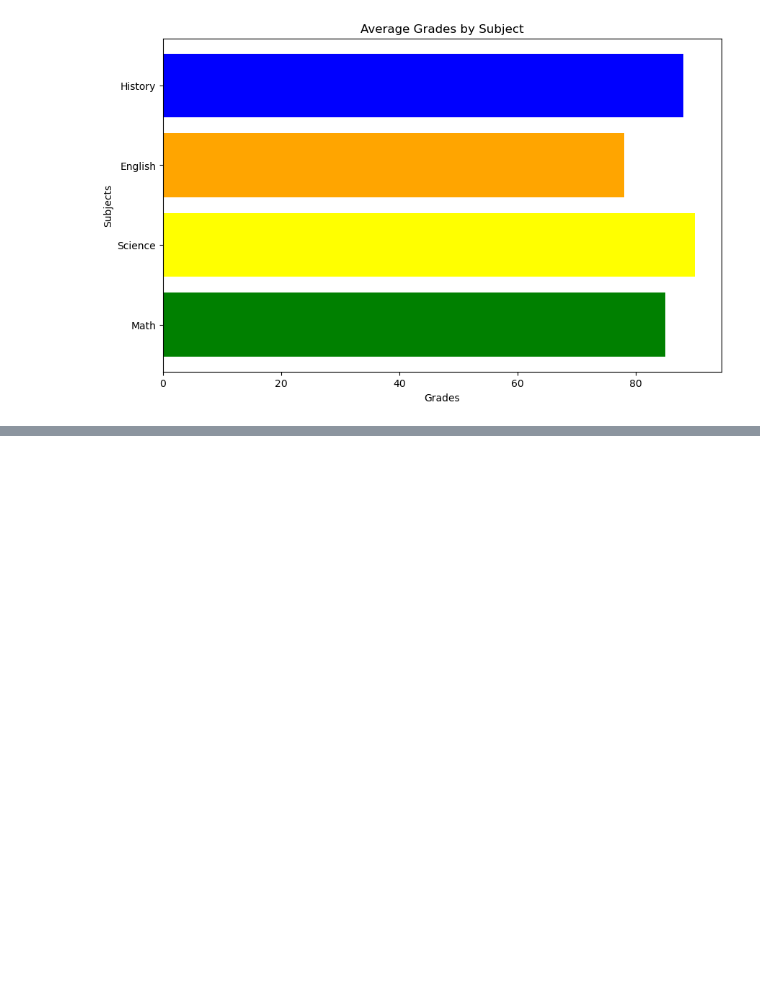
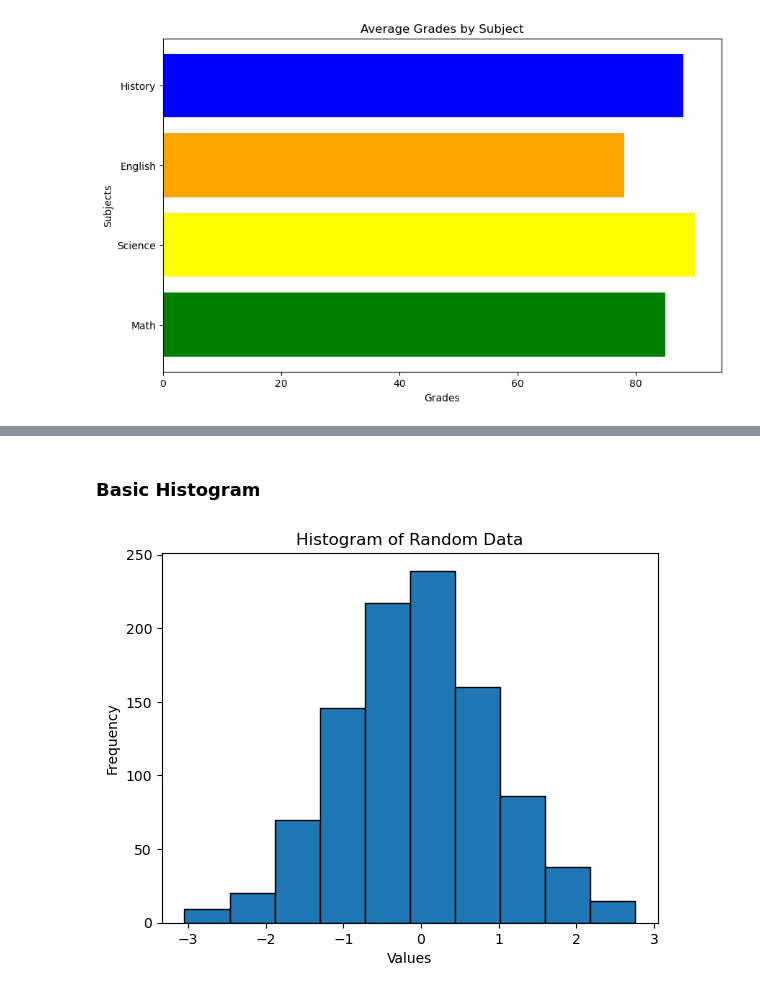
Before and after one commit to WasikAhmed/dataScience-and-ML, a Jupyter notebook: Matplotlib/01_basic_plotting.ipynb, the cells around one changed output, grey strips where cells are left out. Drawn from its saved outputs; the diff is of its cells as text; code cells hidden in the pictures; blank space fills up the shorter version.

Commit message:
Added new feature for data visualization
–	Add Scatter plot and pie chart
–	Updated histogram

```diff
--- a/Matplotlib/01_basic_plotting.ipynb
+++ b/Matplotlib/01_basic_plotting.ipynb
@@ -157,0 +160,13 @@ plt.show()
+# %% [markdown]
+### Basic Histogram
+# %%
+np.random.seed(0)
+data = np.random.randn(1000)
+
+plt.hist(data, edgecolor='black')
+plt.title('Histogram of Random Data')
+plt.xlabel('Values')
+plt.ylabel('Frequency')
+plt.show()
+# %% [output]
+[figure, added]
```
Also changed, not shown: parts of 18 cells of this notebook.
